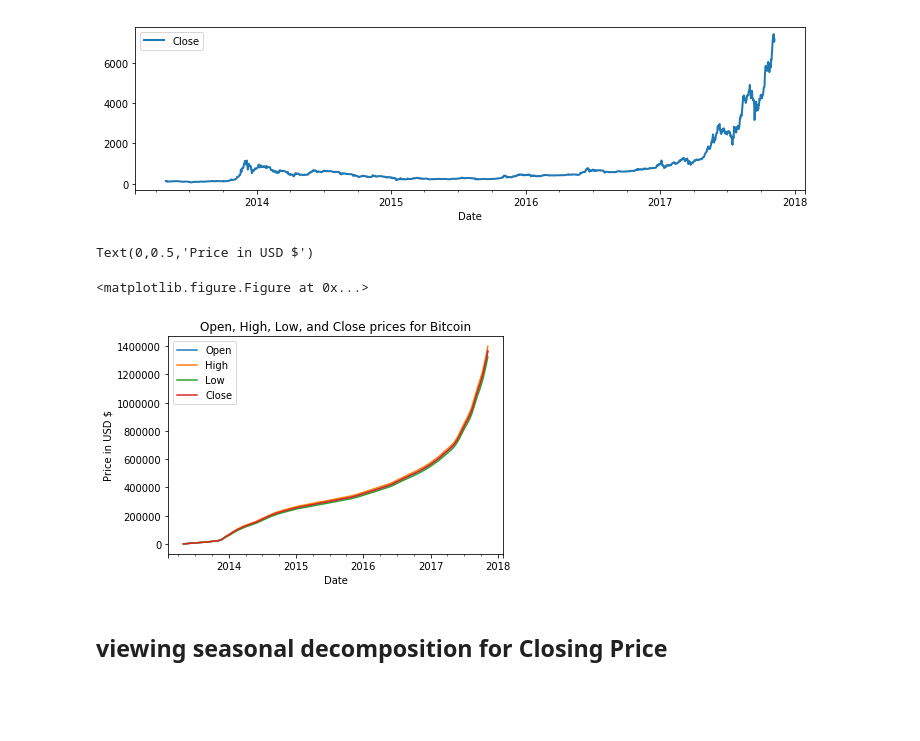
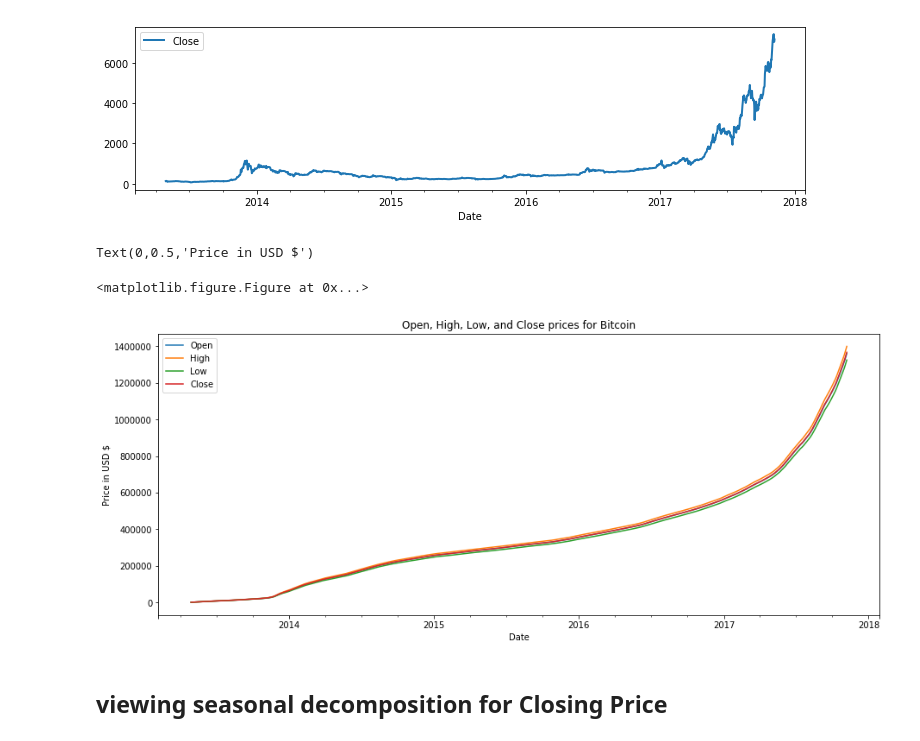
Before and after one commit to mparayil/Forecasting-Cryptocurrency-Prices, a Jupyter notebook: Capstone - Part 2.ipynb, the cells around one changed output. Drawn from its saved outputs; the diff is of its cells as text; code cells hidden in the pictures; blank space fills up the shorter version.

```diff
--- a/Capstone - Part 2.ipynb
+++ b/Capstone - Part 2.ipynb
@@ -351,15 +453,15 @@ btc_price.plot.line(x=btc_price.index, y='Close', figsize=(12,3), lw=2)
 [figure]
 # %%
 df_test = btc_price.cumsum()
-plt.figure();
+plt.figure(figsize=(12,6));
 
 ax = df_test.plot(kind='line',
-                           title='Open, High, Low, and Close prices for Bitcoin');
+                           title='Open, High, Low, and Close prices for Bitcoin', figsize=(15,6));
 ax.set_ylabel('Price in USD $',fontsize=10)
 # %% [output]
 Text(0,0.5,'Price in USD $')
 <matplotlib.figure.Figure at 0x...>
-[figure, old version]
+[figure, new version]
 # %% [markdown]
 ## viewing seasonal decomposition for Closing Price
 # %%
```
Also changed, not shown: parts of 71 cells of this notebook, 2 other files.
